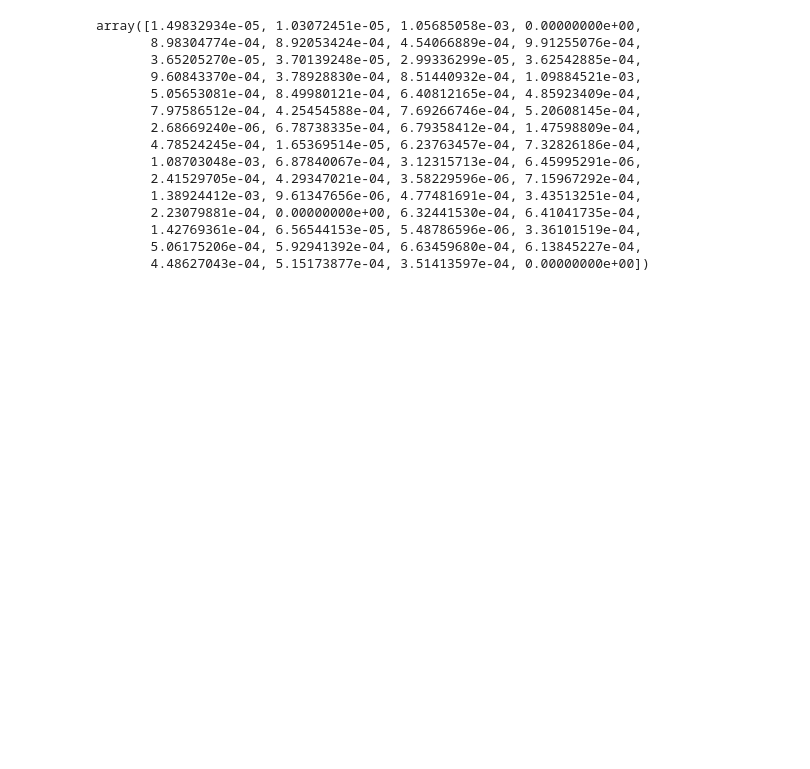
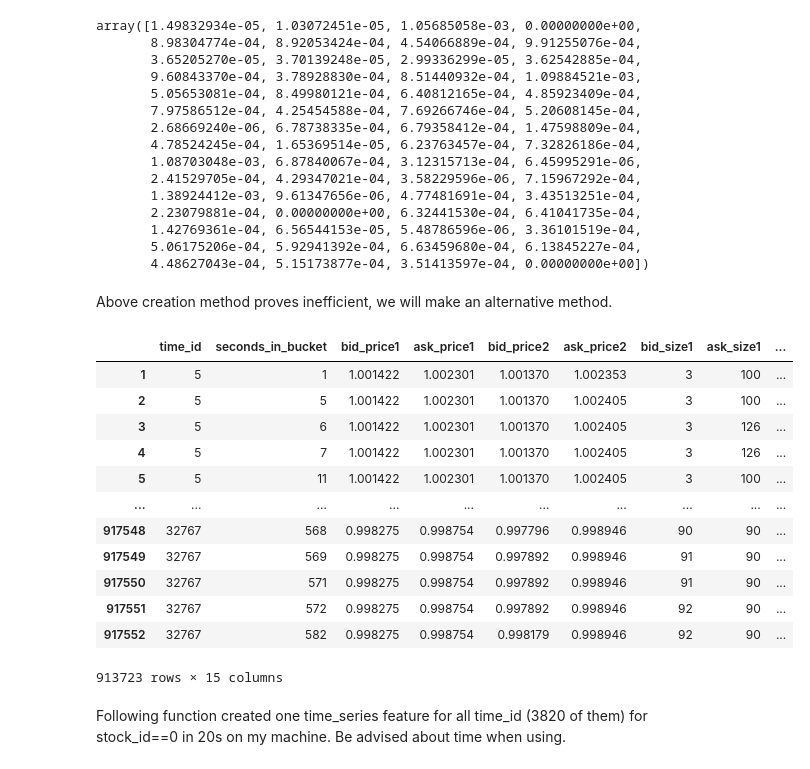
Before and after one commit to martinmf-dev/Realized_Volatility_Prediction_-erdos_deeplearning-, a Jupyter notebook: data_processing/data_processing_functions.ipynb, the cells around one changed output. Saved outputs shown, nothing was run; the diff lists cells and outputs as text; code cells hidden in the pictures; blank space fills up the shorter version.

Commit message:
Created a function that can create time series features for a whole stock id.

```diff
--- a/data_processing/data_processing_functions.ipynb
+++ b/data_processing/data_processing_functions.ipynb
@@ -171,3 +171,29 @@ array([1.49832934e-05, 1.03072451e-05, 1.05685058e-03, 0.00000000e+00,
        1.42769361e-04, 6.56544153e-05, 5.48786596e-06, 3.36101519e-04,
        5.06175206e-04, 5.92941392e-04, 6.63459680e-04, 6.13845227e-04,
        4.48627043e-04, 5.15173877e-04, 3.51413597e-04, 0.00000000e+00])
+# %% [markdown]
+Above creation method proves inefficient, we will make an alternative method.
+# %%
+book_0=pd.read_parquet("../raw_data/kaggle_ORVP/book_train.parquet/stock_id=0")
+# %%
+book_0["stock_id"]=0
+# %%
+book_0=data_processing.create_df_wap_logreturn(book_0)
+# %%
+book_0
+# %% [output]
+|  | time_id | seconds_in_bucket | bid_price1 | ask_price1 | bid_price2 | ask_price2 | bid_size1 | ask_size1 | ... |
+| 1 | 5 | 1 | 1.001422 | 1.002301 | 1.001370 | 1.002353 | 3 | 100 | ... |
+| 2 | 5 | 5 | 1.001422 | 1.002301 | 1.001370 | 1.002405 | 3 | 100 | ... |
+| 3 | 5 | 6 | 1.001422 | 1.002301 | 1.001370 | 1.002405 | 3 | 126 | ... |
+| 4 | 5 | 7 | 1.001422 | 1.002301 | 1.001370 | 1.002405 | 3 | 126 | ... |
+| 5 | 5 | 11 | 1.001422 | 1.002301 | 1.001370 | 1.002405 | 3 | 100 | ... |
+| ... | ... | ... | ... | ... | ... | ... | ... | ... | ... |
+| 917548 | 32767 | 568 | 0.998275 | 0.998754 | 0.997796 | 0.998946 | 90 | 90 | ... |
+| 917549 | 32767 | 569 | 0.998275 | 0.998754 | 0.997892 | 0.998946 | 91 | 90 | ... |
+| 917550 | 32767 | 571 | 0.998275 | 0.998754 | 0.997892 | 0.998946 | 91 | 90 | ... |
+| 917551 | 32767 | 572 | 0.998275 | 0.998754 | 0.997892 | 0.998946 | 92 | 90 | ... |
+| 917552 | 32767 | 582 | 0.998275 | 0.998754 | 0.998179 | 0.998946 | 92 | 90 | ... |
+913723 rows × 15 columns
+# %% [markdown]
+Following function created one time_series feature for all time_id (3820 of them) for stock_id==0 in 20s on my machine. Be advised about time when using.
```
Also changed, not shown: parts of 6 cells of this notebook, 1 other file.
